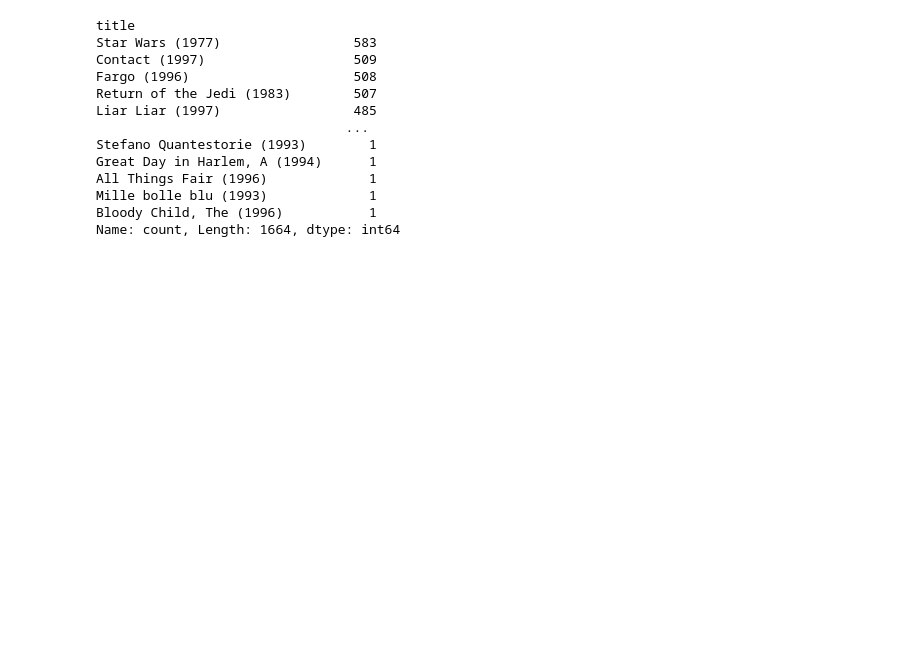
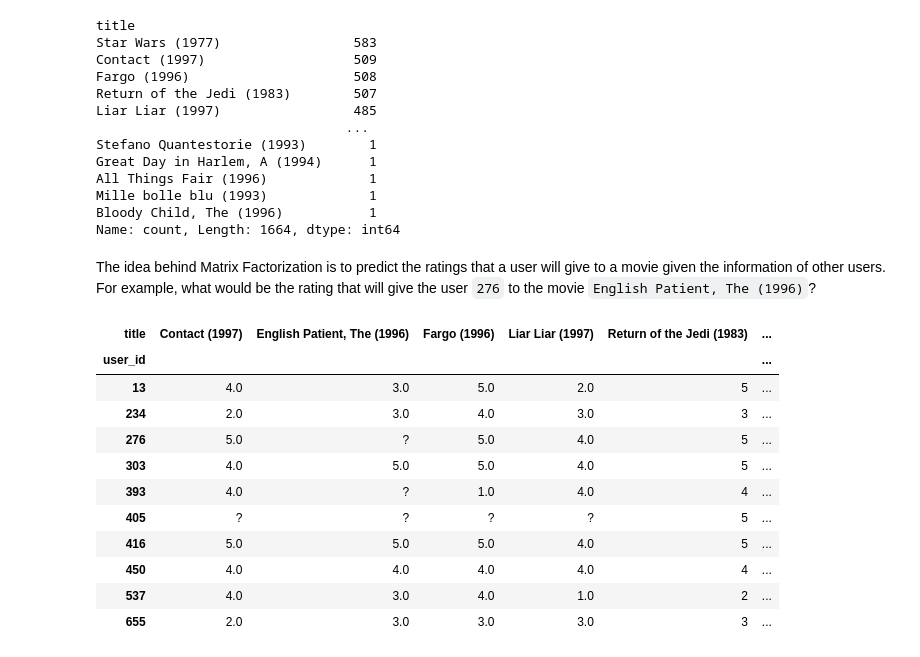
Before and after one commit to cespeleta/recsys-movielens, a Jupyter notebook: notebooks/exploratory_analysis.ipynb, the cells around one changed output. Cells and saved outputs as stored; diff of their text form; code cells hidden in the pictures; blank space fills up the shorter version.

Commit message:
notebook add rating matrix

```diff
--- a/notebooks/exploratory_analysis.ipynb
+++ b/notebooks/exploratory_analysis.ipynb
@@ -210,3 +210,24 @@ All Things Fair (1996)             1
 Mille bolle blu (1993)             1
 Bloody Child, The (1996)           1
 Name: count, Length: 1664, dtype: int64
+# %% [markdown]
+The idea behind Matrix Factorization is to predict the ratings that a user will give to a movie given the information of other users. For example, what would be the rating that will give the user `276` to the movie `English Patient, The (1996)`?
+# %%
+most_ratings_items = df.groupby(["title"]).size().sort_values(ascending=False).index[:6]
+most_ratings_users = df.groupby(["user_id"]).size().sort_values(ascending=False).index[:10]
+
+df_subset = df.query("title.isin(@most_ratings_items) and user_id.isin(@most_ratings_users)")
+df_subset.pivot_table(values="rating", columns="title", index="user_id", fill_value="?")
+# %% [output]
+| title | Contact (1997) | English Patient, The (1996) | Fargo (1996) | Liar Liar (1997) | Return of the Jedi (1983) | ... |
+| user_id |  |  |  |  |  | ... |
+| 13 | 4.0 | 3.0 | 5.0 | 2.0 | 5 | ... |
+| 234 | 2.0 | 3.0 | 4.0 | 3.0 | 3 | ... |
+| 276 | 5.0 | ? | 5.0 | 4.0 | 5 | ... |
+| 303 | 4.0 | 5.0 | 5.0 | 4.0 | 5 | ... |
+| 393 | 4.0 | ? | 1.0 | 4.0 | 4 | ... |
+| 405 | ? | ? | ? | ? | 5 | ... |
+| 416 | 5.0 | 5.0 | 5.0 | 4.0 | 5 | ... |
+| 450 | 4.0 | 4.0 | 4.0 | 4.0 | 4 | ... |
+| 537 | 4.0 | 3.0 | 4.0 | 1.0 | 2 | ... |
+| 655 | 2.0 | 3.0 | 3.0 | 3.0 | 3 | ... |
```
